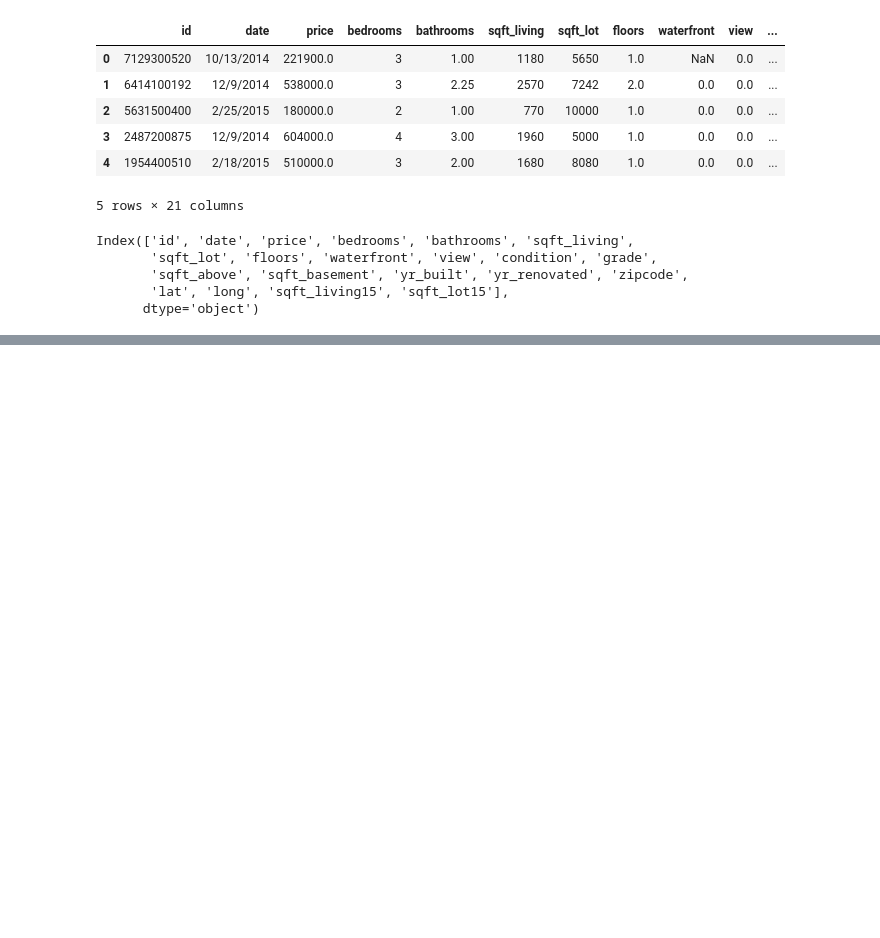
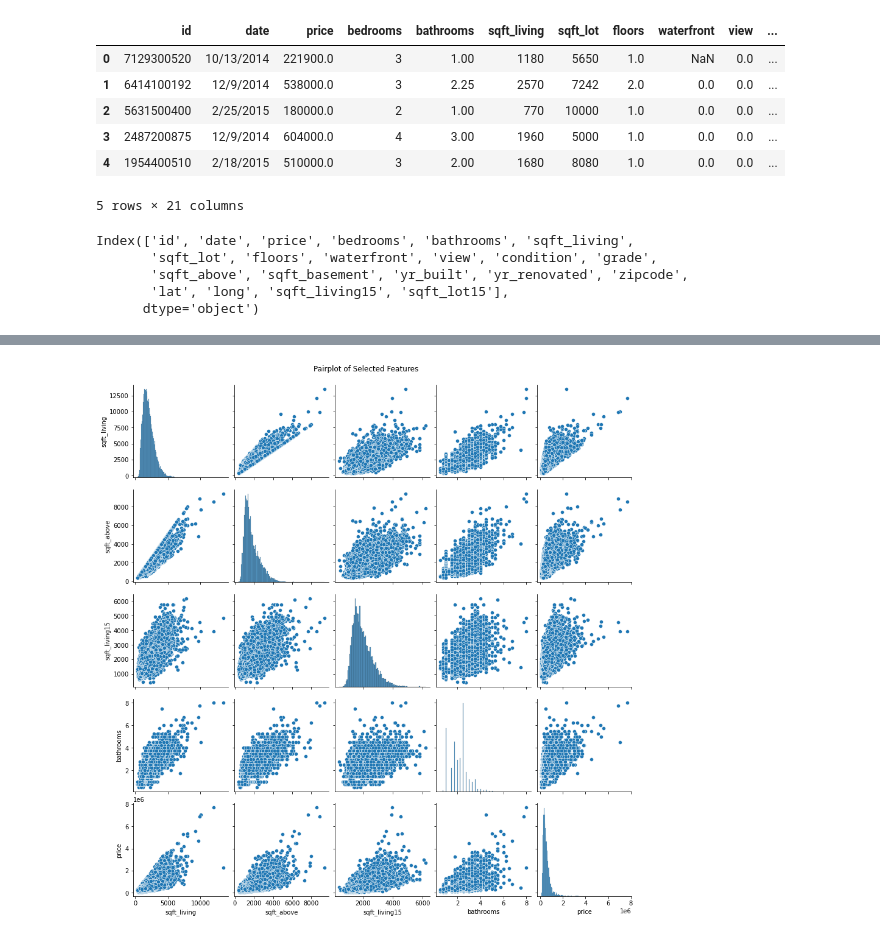
Before and after one commit to Collin9726/house-sales-regression-modeling, a Jupyter notebook: notebooks/pupity.ipynb, the cells around one changed output, grey strips where cells are left out. Cells and saved outputs as stored; diff of their text form; code cells hidden in the pictures; blank space fills up the shorter version.

```diff
--- a/notebooks/pupity.ipynb
+++ b/notebooks/pupity.ipynb
@@ -80,0 +232,12 @@ Index(['id', 'date', 'price', 'bedrooms', 'bathrooms', 'sqft_living',
+# %%
+# Selected features based on high correlation with price and removing multicollinearity
+selected_features = ['sqft_living', 'sqft_above', 'sqft_living15', 'bathrooms']
+
+# Create a pairplot
+sns.pairplot(df[selected_features + ['price']], diag_kind='auto')
+
+# Display the plot
+plt.suptitle("Pairplot of Selected Features", y=1.02)
+plt.show();
+# %% [output]
+[figure, added]
```
Also changed, not shown: parts of 11 cells of this notebook.
